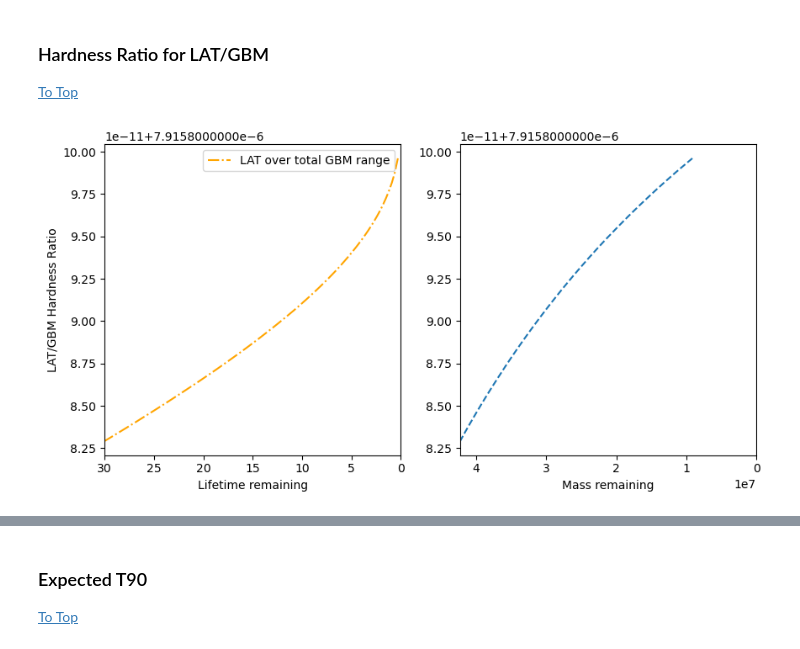
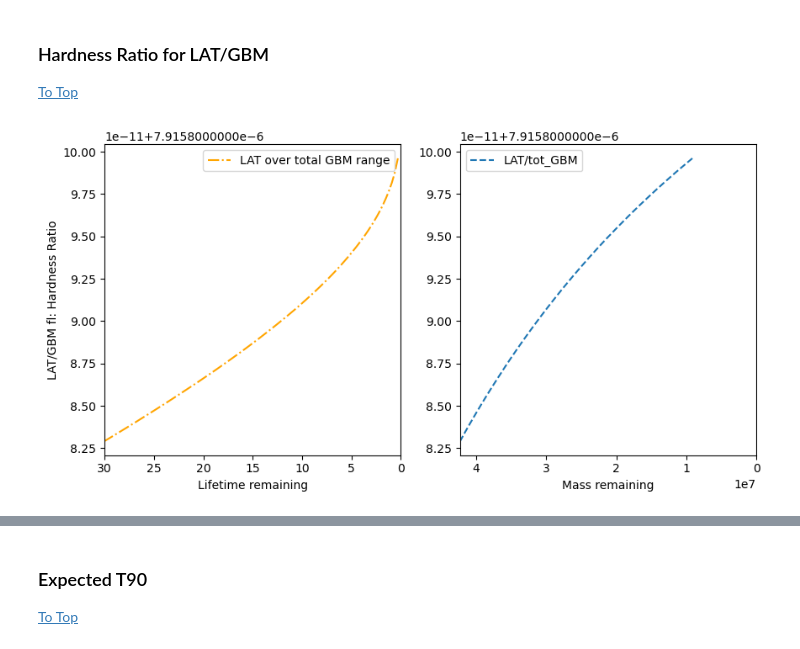
Before and after one commit to xboluna/Research, a Jupyter notebook: BHRad/Modelling.ipynb, the cells around one changed output, grey strips where cells are left out. Drawn from its saved outputs; the diff is of its cells as text; code cells hidden in the pictures.

```diff
--- a/BHRad/Modelling.ipynb
+++ b/BHRad/Modelling.ipynb
@@ -202,34 +212,35 @@ GBM_NaI_e = (8e-6  , 1e-3) # 8keV to 1MeV
 
 fig, ax = plt.subplots(1,2)
 
 tau = np.linspace(0,30,100)
 
 LAT_curve = EBH().lightcurve(
     np.linspace(LAT_e[0], LAT_e[1], 100), tau)
 
 GBM_BGO_curve = EBH().lightcurve(
     np.linspace(GBM_BGO_e[0], GBM_BGO_e[1], 100), tau)
 
 GBM_NaI_curve = EBH().lightcurve(
     np.linspace(GBM_NaI_e[0], GBM_NaI_e[1], 100), tau)
 
 GBM_total_curve = EBH().lightcurve(
     np.linspace(GBM_NaI_e[0], GBM_BGO_e[1], 100), tau)
 
 ax[0].plot(tau, LAT_curve/GBM_total_curve, '-.', label='LAT over total GBM range', color = 'orange')
 #ax[0].plot(tau, LAT_curve/GBM_BGO_curve, '-.', label='... over GBM BGO', color='blue')
 #ax[0].plot(tau, LAT_curve/GBM_NaI_curve, '-.', label='... over GBM NaI', color='green')
 ax[0].set_xlim(30,0)
 ax[0].legend()
 ax[0].set_xlabel('Lifetime remaining')
-ax[0].set_ylabel('LAT/GBM Hardness Ratio')
+ax[0].set_ylabel('LAT/GBM fl: Hardness Ratio')
 
-mass = EBH().convert_time_to_mass_ticks(tau)
-ax[1].plot(mass, LAT_curve/GBM_total_curve, '--')
+mass = EBH().convert_ticks(tau=tau)
+ax[1].plot(mass, LAT_curve/GBM_total_curve, '--', label = 'LAT/tot_GBM')
 ax[1].set_xlim(mass.max(), mass.min())
 ax[1].set_xlabel('Mass remaining')
+ax[1].legend()
 
 fig.set_figwidth(10)
 fig.show()
 # %% [output]
-[figure, old version]
+[figure, new version]
```
Also changed, not shown: parts of 7 cells of this notebook.
